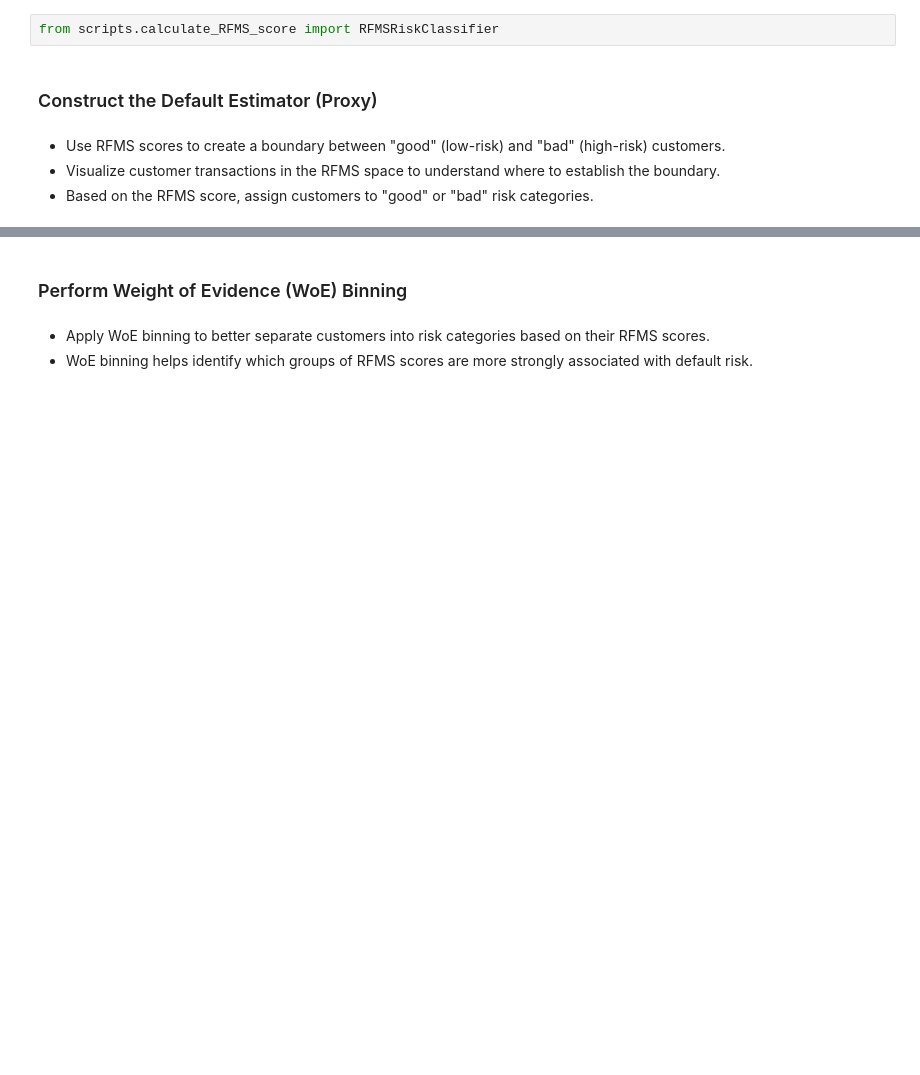
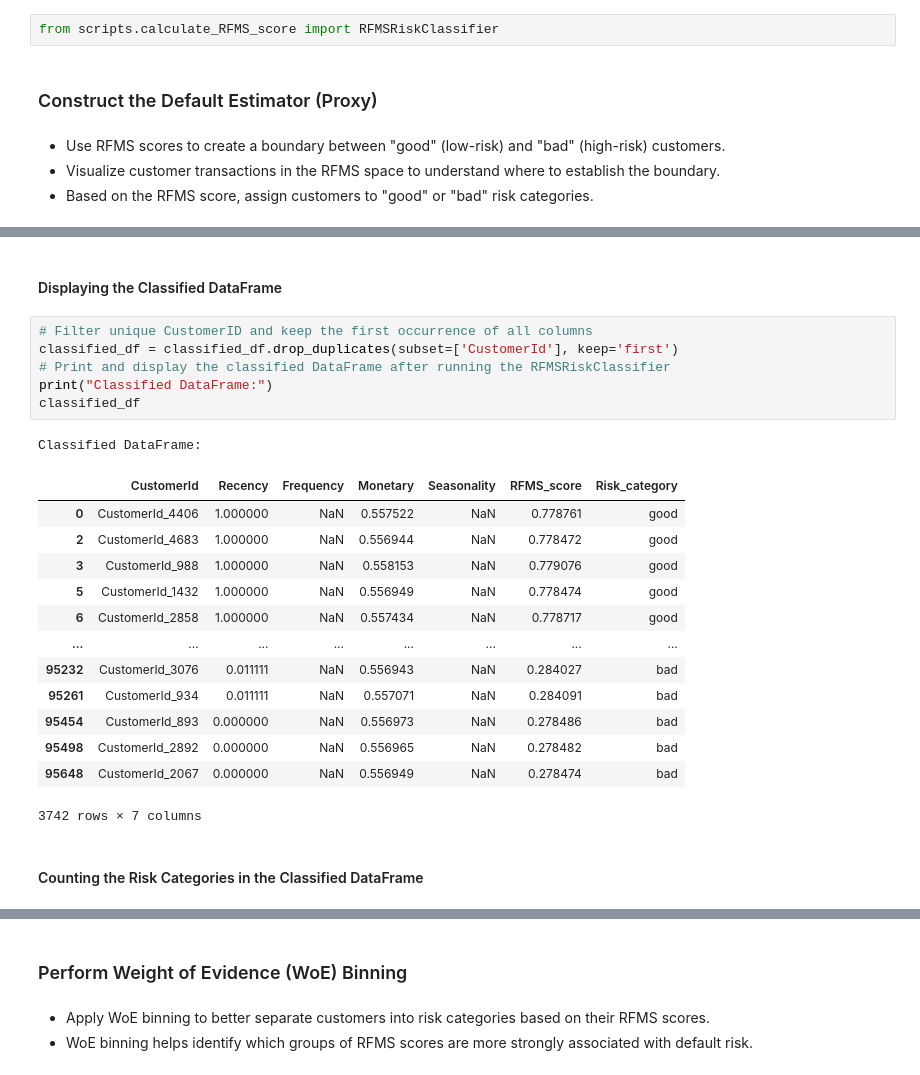
Before and after one commit to getahunTiruneh/Bati-Bank-Credit-Scoring-Model, a Jupyter notebook: notebooks/WoE_estimator.ipynb, the cells around one changed output, grey strips where cells are left out. Saved outputs shown, nothing was run; the diff lists cells and outputs as text; blank space fills up the shorter version.

```diff
--- a/notebooks/WoE_estimator.ipynb
+++ b/notebooks/WoE_estimator.ipynb
@@ -57,0 +63,25 @@ Name: count, dtype: int64
+# %% [markdown]
+#### Displaying the Classified DataFrame
+# %%
+# Filter unique CustomerID and keep the first occurrence of all columns
+classified_df = classified_df.drop_duplicates(subset=['CustomerId'], keep='first')
+# Print and display the classified DataFrame after running the RFMSRiskClassifier
+print("Classified DataFrame:")
+classified_df
+# %% [output]
+Classified DataFrame:
+|  | CustomerId | Recency | Frequency | Monetary | Seasonality | RFMS_score | Risk_category |
+| 0 | CustomerId_4406 | 1.000000 | NaN | 0.557522 | NaN | 0.778761 | good |
+| 2 | CustomerId_4683 | 1.000000 | NaN | 0.556944 | NaN | 0.778472 | good |
+| 3 | CustomerId_988 | 1.000000 | NaN | 0.558153 | NaN | 0.779076 | good |
+| 5 | CustomerId_1432 | 1.000000 | NaN | 0.556949 | NaN | 0.778474 | good |
+| 6 | CustomerId_2858 | 1.000000 | NaN | 0.557434 | NaN | 0.778717 | good |
+| ... | ... | ... | ... | ... | ... | ... | ... |
+| 95232 | CustomerId_3076 | 0.011111 | NaN | 0.556943 | NaN | 0.284027 | bad |
+| 95261 | CustomerId_934 | 0.011111 | NaN | 0.557071 | NaN | 0.284091 | bad |
+| 95454 | CustomerId_893 | 0.000000 | NaN | 0.556973 | NaN | 0.278486 | bad |
+| 95498 | CustomerId_2892 | 0.000000 | NaN | 0.556965 | NaN | 0.278482 | bad |
+| 95648 | CustomerId_2067 | 0.000000 | NaN | 0.556949 | NaN | 0.278474 | bad |
+3742 rows × 7 columns
+# %% [markdown]
+#### Counting the Risk Categories in the Classified DataFrame
```
Also changed, not shown: parts of 36 cells of this notebook.
